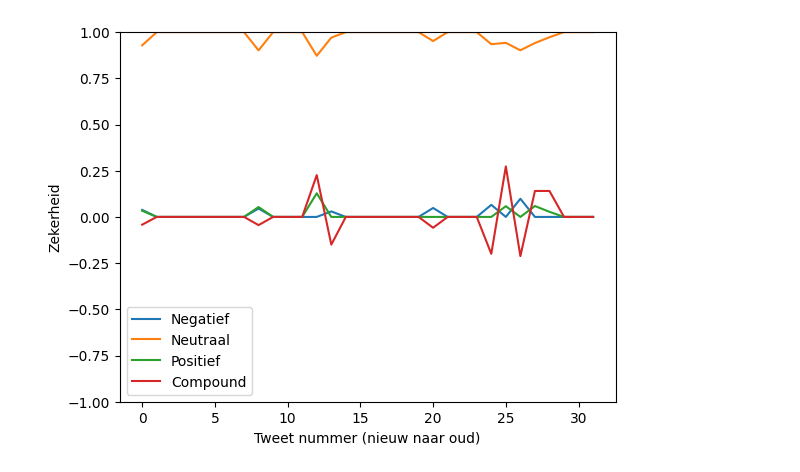
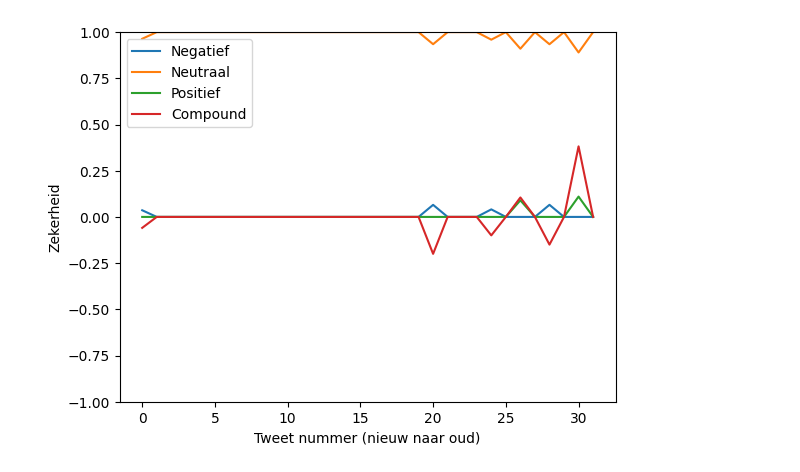
Before and after one commit to AlanosefiaCHE/Technology-prototyping, a Jupyter notebook: TP/TwitterSentiment.ipynb, the cells around one changed output. Drawn from its saved outputs; the diff is of its cells as text; code cells hidden in the pictures.

Commit message:
Fix bug where untranslated tweets where being used

```diff
--- a/TP/TwitterSentiment.ipynb
+++ b/TP/TwitterSentiment.ipynb
@@ -12,7 +12,7 @@ import matplotlib.pyplot as pyplot
 client = tweepy.Client("AAAAAAAAAAAAAAAAAAAAAG9EhAEAAAAAxbrTLy8TpwUmV6Gy9xgTXSBpgCs%3DIsWvGyUGw2XBK9rsR2tzkxMj7QtmIskIKoA0gWOc2N8sFgcsfj")
 
 ## Haal "max_results" tweets op van de gebruiker met een bepaald id en zet ze in een Paginator.
-tweet_paginator = tweepy.Paginator(client.get_users_tweets, id="86038204", max_results=32)
+tweet_paginator = tweepy.Paginator(client.get_users_tweets, id="2822530175", max_results=32)
 
 ## Zet alle tweets in de paginator in de lijst "tweet_list"
 tweet_list = []
@@ -30,7 +30,7 @@ pos_scores_tweets = []
 cmp_scores_tweets = []
 
 ## Loop door de lijst met tweets heen.
-for tweet in tweet_list:
+for tweet in tweet_list_translated:
     ## Maak lijsten met de verschillende scores op verschillende vlakken voor de zinnen in de tweets
     neg_sentences = []
     neu_sentences = []
@@ -49,31 +49,31 @@ for tweet in tweet_list:
         neg_sentences.append(ss["neg"])
         neu_sentences.append(ss["neu"])
         pos_sentences.append(ss["pos"])
         cmp_sentences.append(ss["compound"])
 
     ## Bereken het gemiddelde van de verschillende scores van de zinnen in een tweet en voeg deze toe aan de lijst van scores voor de tweets
     neg_scores_tweets.append(sum(neg_sentences) / len(neg_sentences))
     neu_scores_tweets.append(sum(neu_sentences) / len(neu_sentences))
     pos_scores_tweets.append(sum(pos_sentences) / len(pos_sentences))
     cmp_scores_tweets.append(sum(cmp_sentences) / len(cmp_sentences))
 
 # Plot de grafiek
 ## Stel een limiet voor de y-as
 pyplot.ylim((-1.0, 1.0))
 ## Stel een label in voor de x-as
 pyplot.xlabel("Tweet nummer (nieuw naar oud)")
 ## Stel een label in voor de x-as
 pyplot.ylabel("Zekerheid")
 
 ## Plot de scores van alle tweets met een label
 pyplot.plot(neg_scores_tweets, label="Negatief")
 pyplot.plot(neu_scores_tweets, label="Neutraal")
 pyplot.plot(pos_scores_tweets, label="Positief")
 pyplot.plot(cmp_scores_tweets, label="Compound")
 
 ## Teken de legenda
 pyplot.legend()
 ## Laat de grafiek zien
 pyplot.show()
 # %% [output]
-[figure, old version]
+[figure, new version]
```
